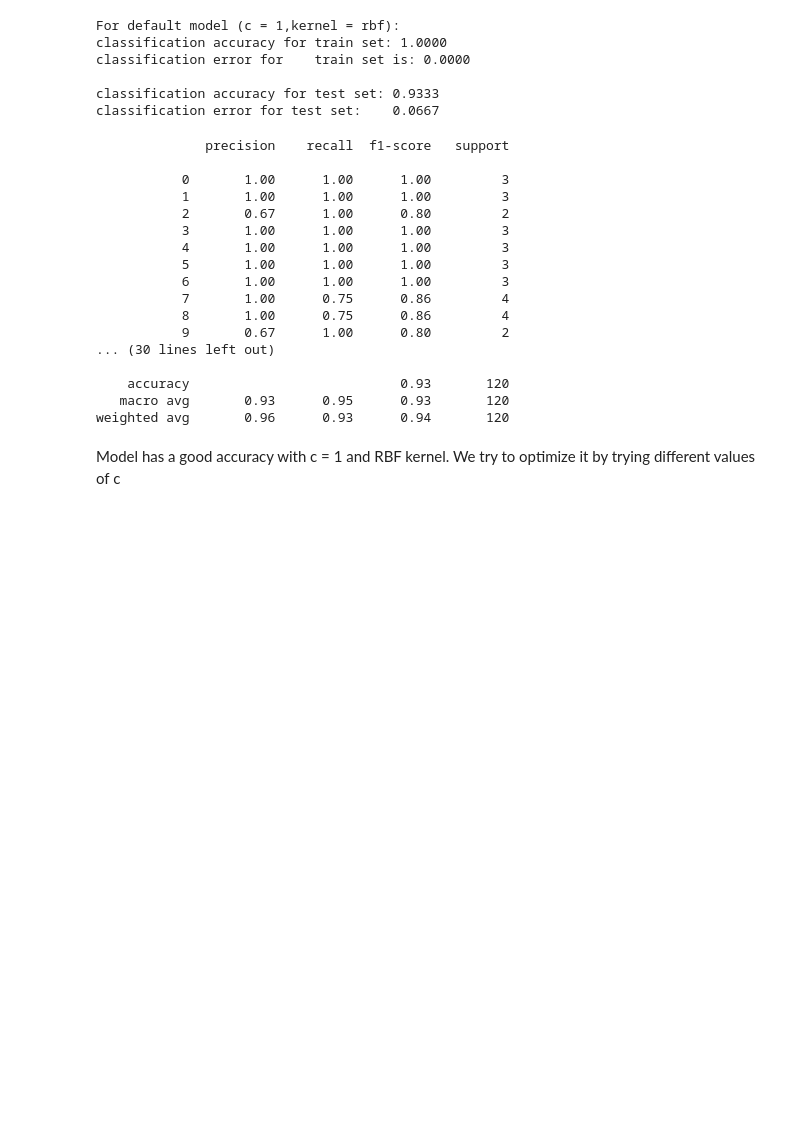
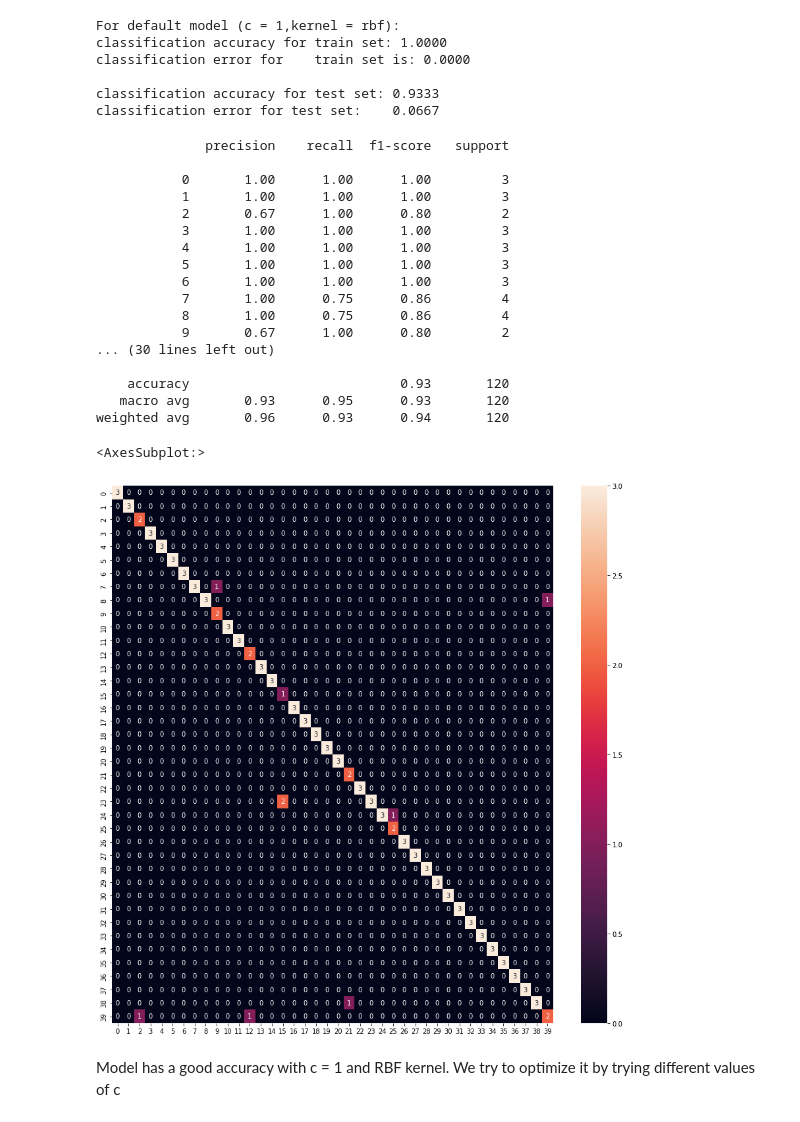
Before and after one commit to Okezzi/SVM-and-RF-on-MNIST-Dataset, a Jupyter notebook: code.ipynb, the cells around one changed output. Saved outputs shown, nothing was run; the diff lists cells and outputs as text; code cells hidden in the pictures; blank space fills up the shorter version.

```diff
--- a/code.ipynb
+++ b/code.ipynb
@@ -192,26 +192,31 @@ classification error for test set:    0.0667
 # %%
 #import confusion matrix to view our error
 from sklearn.metrics import classification_report
 print(classification_report(y_test_pred1,y_test))
 #classification_report(svc,y_test_pred1,y_test)
+
+plt.figure(figsize=(15,15))
+sns.heatmap(confusion_matrix(y_test_pred1,y_test), annot = True)
 # %% [output]
               precision    recall  f1-score   support
 
            0       1.00      1.00      1.00         3
            1       1.00      1.00      1.00         3
            2       0.67      1.00      0.80         2
            3       1.00      1.00      1.00         3
            4       1.00      1.00      1.00         3
            5       1.00      1.00      1.00         3
            6       1.00      1.00      1.00         3
            7       1.00      0.75      0.86         4
            8       1.00      0.75      0.86         4
            9       0.67      1.00      0.80         2
 ... (30 lines left out)
 
     accuracy                           0.93       120
    macro avg       0.93      0.95      0.93       120
 weighted avg       0.96      0.93      0.94       120
+<AxesSubplot:>
+[figure, added]
 # %% [markdown]
 Model has a good accuracy with c = 1 and  RBF kernel. We try to optimize it by trying different values of c
 # %%
```
Also changed, not shown: parts of 9 cells of this notebook, 1 other file.
